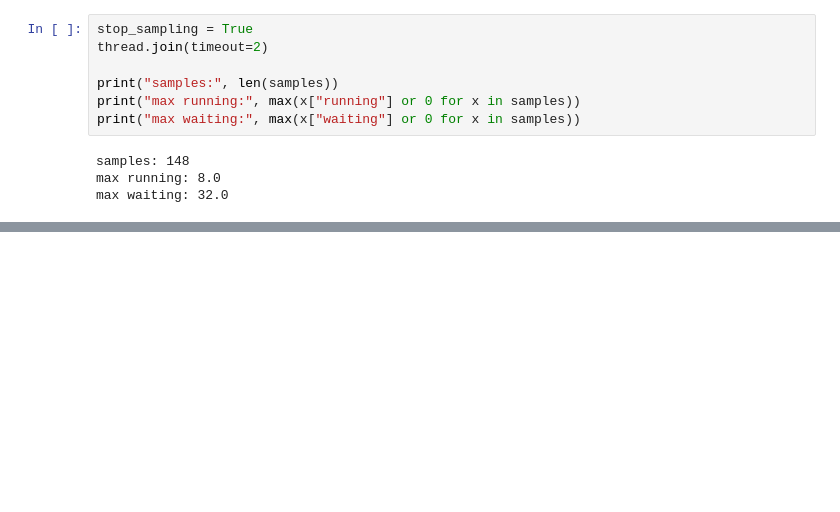
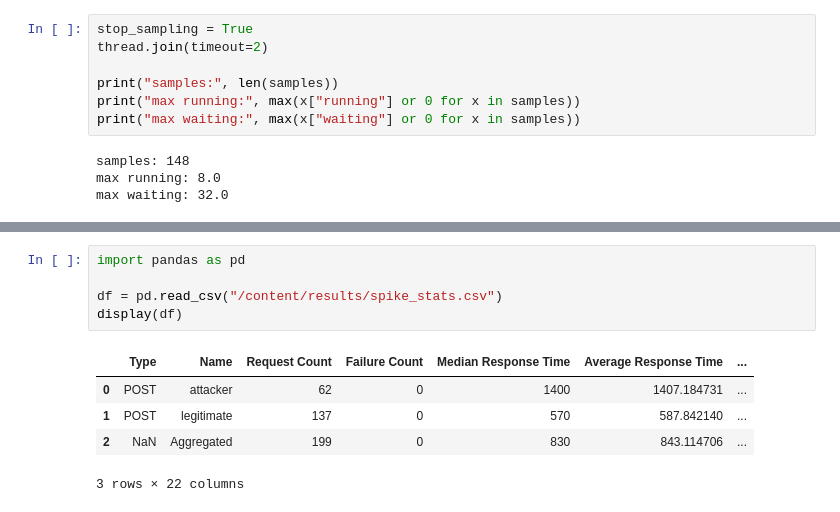
Before and after one commit to mena-04/DoS-Stress-Testing, a Jupyter notebook: testing.ipynb, the cells around one changed output, grey strips where cells are left out. Saved outputs shown, nothing was run; the diff lists cells and outputs as text; blank space fills up the shorter version.

```diff
--- a/testing.ipynb
+++ b/testing.ipynb
@@ -356,0 +602,11 @@ max waiting: 32.0
+# %%
+import pandas as pd
+
+df = pd.read_csv("/content/results/spike_stats.csv")
+display(df)
+# %% [output]
+|  | Type | Name | Request Count | Failure Count | Median Response Time | Average Response Time | ... |
+| 0 | POST | attacker | 62 | 0 | 1400 | 1407.184731 | ... |
+| 1 | POST | legitimate | 137 | 0 | 570 | 587.842140 | ... |
+| 2 | NaN | Aggregated | 199 | 0 | 830 | 843.114706 | ... |
+3 rows × 22 columns
```
Also changed, not shown: parts of 15 cells of this notebook.
